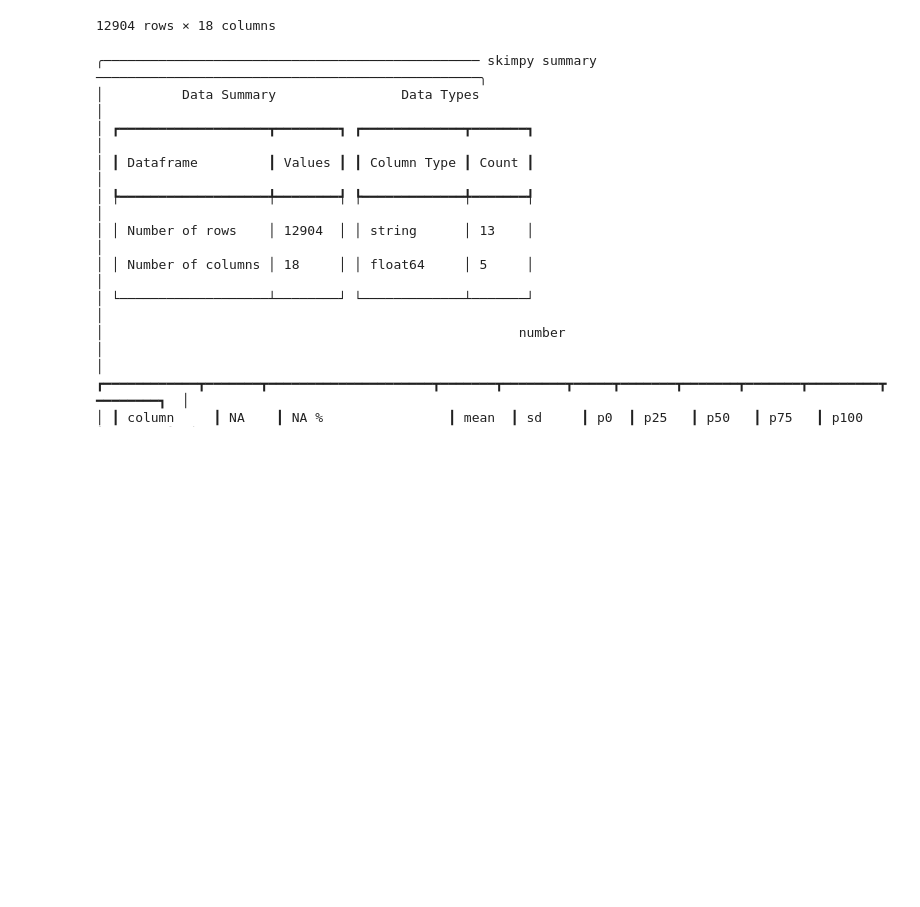
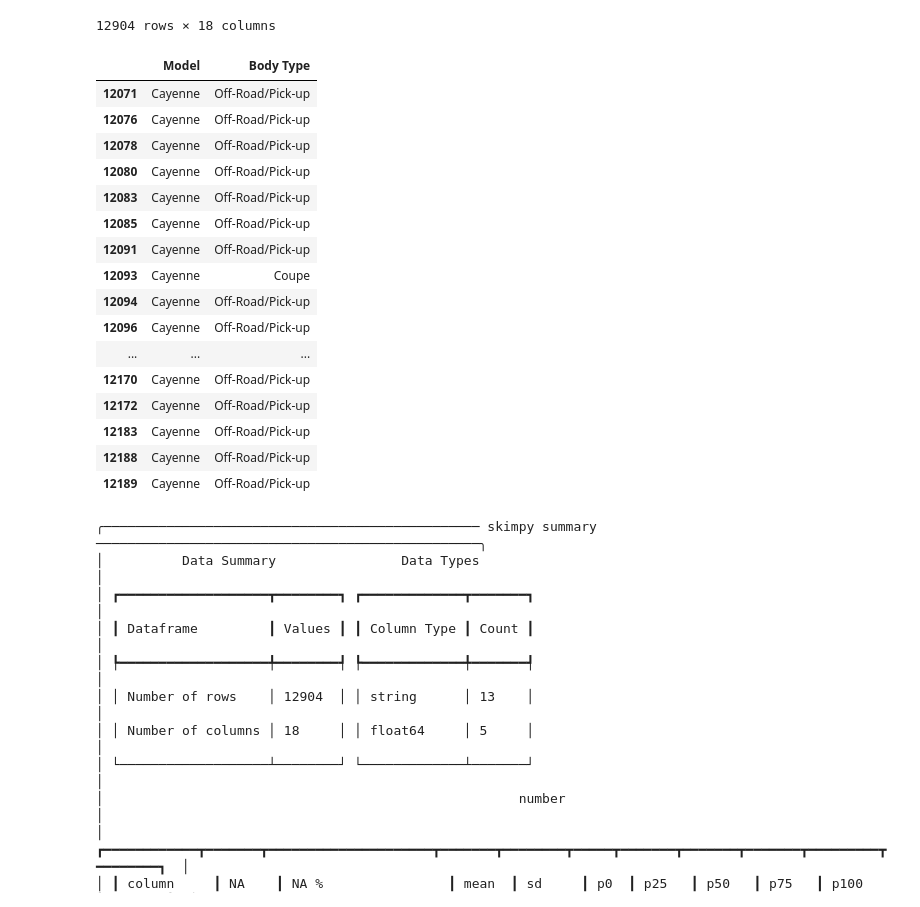
Before and after one commit to Balirina/ML_Project, a Jupyter notebook: notebooks/02_LimpiezaEDA.ipynb, the cells around one changed output. Drawn from its saved outputs; the diff is of its cells as text; code cells hidden in the pictures; blank space fills up the shorter version.

```diff
--- a/notebooks/02_LimpiezaEDA.ipynb
+++ b/notebooks/02_LimpiezaEDA.ipynb
@@ -28,6 +28,26 @@ data
 | 12902 | Corvette | C3 | 21800.0 | AT | 85000 | Manual | 1971 | Gasoline | 277.0 | Private seller | ... |
 | 12903 | Corvette | C6 Coupe | 39900.0 | IT | 80000 | Manual | 2008 | Gasoline | 436.0 | Dealer | ... |
 12904 rows × 18 columns
+# %%
+data[data['Model']=='Cayenne'][['Model', 'Body Type']]
+# %% [output]
+|  | Model | Body Type |
+| 12071 | Cayenne | Off-Road/Pick-up |
+| 12076 | Cayenne | Off-Road/Pick-up |
+| 12078 | Cayenne | Off-Road/Pick-up |
+| 12080 | Cayenne | Off-Road/Pick-up |
+| 12083 | Cayenne | Off-Road/Pick-up |
+| 12085 | Cayenne | Off-Road/Pick-up |
+| 12091 | Cayenne | Off-Road/Pick-up |
+| 12093 | Cayenne | Coupe |
+| 12094 | Cayenne | Off-Road/Pick-up |
+| 12096 | Cayenne | Off-Road/Pick-up |
+| ... | ... | ... |
+| 12170 | Cayenne | Off-Road/Pick-up |
+| 12172 | Cayenne | Off-Road/Pick-up |
+| 12183 | Cayenne | Off-Road/Pick-up |
+| 12188 | Cayenne | Off-Road/Pick-up |
+| 12189 | Cayenne | Off-Road/Pick-up |
 # %%
 df = data.copy()
 # %%
```
Also changed, not shown: 1 other file.
